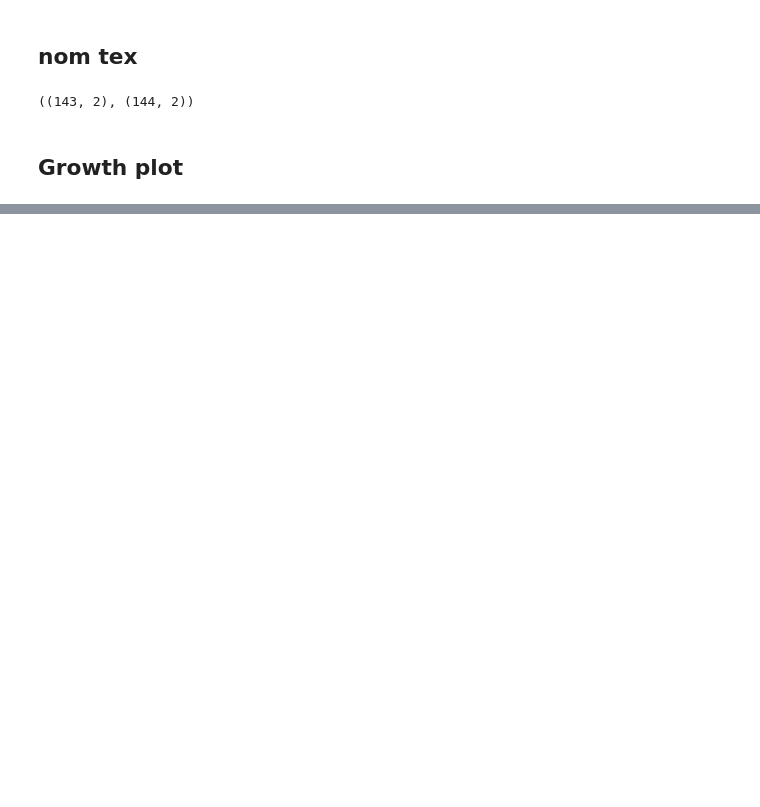
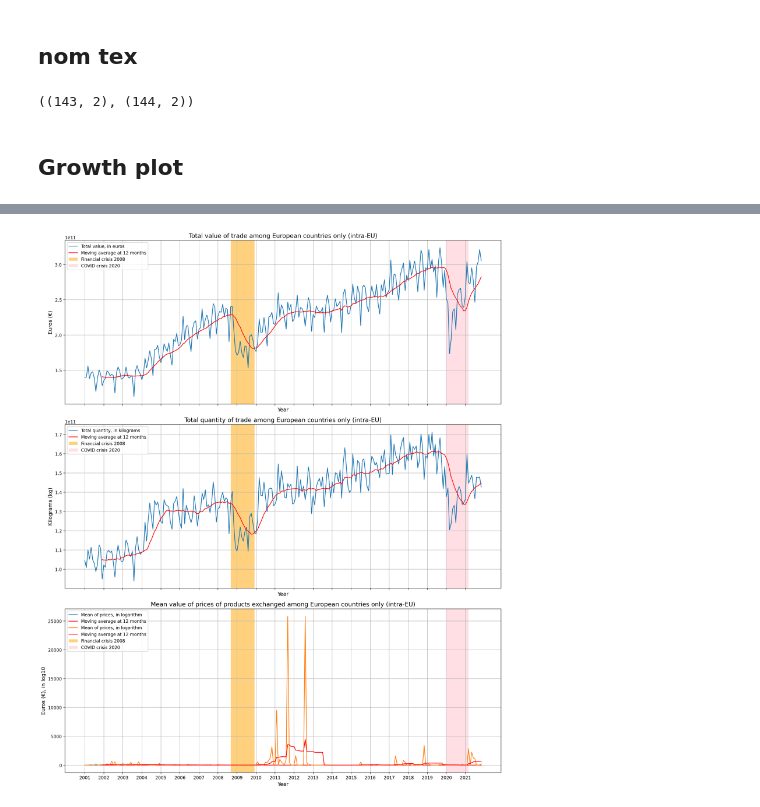
Before and after one commit to PietroDomi/world-trade-thesis, a Jupyter notebook: notebooks/thesis-plots.ipynb, the cells around one changed output, grey strips where cells are left out. Cells and saved outputs as stored; diff of their text form; code cells hidden in the pictures; blank space fills up the shorter version.

```diff
--- a/notebooks/thesis-plots.ipynb
+++ b/notebooks/thesis-plots.ipynb
@@ -122,0 +188,54 @@ c_tex2.to_latex("world-trade-thesis/tex/tables/table_iso.tex",index=False,longta
+# %%
+df_price = df[df.QUANTITY_IN_KG != 0].reset_index().copy()
+# %%
+df_price["PRICE"] = df_price.VALUE_IN_EUROS/df_price.QUANTITY_IN_KG
+# %%
+df_sum = df[df.TRADE_TYPE == "I"].groupby("PERIOD").sum()
+# df_sum = df[df.PARTNER_ISO.isin(eu_iso)].groupby("PERIOD").sum()
+df_price_sum = df_price[df_price.TRADE_TYPE == "I"].groupby("PERIOD").mean()
+# %%
+df_price_sum.drop(df_sum.iloc[df_sum.QUANTITY_IN_KG.argmax()].name,inplace=True)
+df_sum.drop(df_sum.iloc[df_sum.QUANTITY_IN_KG.argmax()].name,inplace=True)
+# %%
+fig, ax = plt.subplots(3,1,sharex=True,dpi=200,facecolor="w",figsize=(15,18),tight_layout=True)
+# FIRST PLOT
+ax[0].plot((df_sum.VALUE_IN_EUROS/2),label="Total value, in euros")
+ax[0].plot((df_sum.VALUE_IN_EUROS/2).rolling(12).mean(),label="Moving average at 12 months",color="r")
+ax[0].axvspan(92, 107, facecolor='orange', alpha=0.5, label="Financial crisis 2008")
+ax[0].axvspan(228, 242, facecolor='pink', alpha=0.5, label="COVID crisis 2020")
+ax[0].set_ylabel("Euros (€)",fontsize=12)
+ax[0].set_xlabel("Year",fontsize=12)
+# ax[0].set_xticks(labels=df_sum.index[0:-1:6])
+# ax[0].tick_params(rotation=45)
+ax[0].set_title("Total value of trade among European countries only (intra-EU)",fontsize=14)
+ax[0].legend()
+ax[0].grid()
+# SECOND PLOT
+ax[1].plot((df_sum.QUANTITY_IN_KG/2),label="Total quantity, in kilograms")
+ax[1].plot((df_sum.QUANTITY_IN_KG/2).rolling(12).mean(),label="Moving average at 12 months",color="r")
+ax[1].axvspan(92, 107, facecolor='orange', alpha=0.5, label="Financial crisis 2008")
+ax[1].axvspan(228, 242, facecolor='pink', alpha=0.5, label="COVID crisis 2020")
+ax[1].set_ylabel("Kilograms (kg)",fontsize=12)
+ax[1].set_xlabel("Year",fontsize=12)
+ax[1].set_title("Total quantity of trade among European countries only (intra-EU)",fontsize=14)
+ax[1].legend()
+ax[1].grid()
+# THIRD PLOT
+ax[2].plot(np.log10(df_price_sum.PRICE/2),label="Mean of prices, in logarithm")
+ax[2].plot(np.log10(df_price_sum.PRICE/2).rolling(12).mean(),label="Moving average at 12 months",color="r")
+ax[2].plot((df_price_sum.PRICE/2),label="Mean of prices, in logarithm")
+ax[2].plot((df_price_sum.PRICE/2).rolling(12).mean(),label="Moving average at 12 months",color="r")
+ax[2].axvspan(92, 107, facecolor='orange', alpha=0.5, label="Financial crisis 2008")
+ax[2].axvspan(228, 242, facecolor='pink', alpha=0.5, label="COVID crisis 2020")
+# ax[2].set_yscale("log")
+ax[2].set_ylabel("Euros (€), in log10",fontsize=12)
+ax[2].set_xlabel("Year",fontsize=12)
+ax[2].set_title("Mean value of prices of products exchanged among European countries only (intra-EU)",fontsize=14)
+ax[2].legend()
+ax[2].grid()
+ax[0].set_xticks(ticks=df_sum.index[0:-1:12], labels=df_sum.index[0:-1:12].str[:4])
+# ax[2].tick_params(labelrotation=90)
+plt.savefig("./pics/TOTAL_VQP_INTRA.png")
+plt.show()
+# %% [output]
+[figure, added]
```
Also changed, not shown: parts of 70 cells of this notebook, 12 other files.
